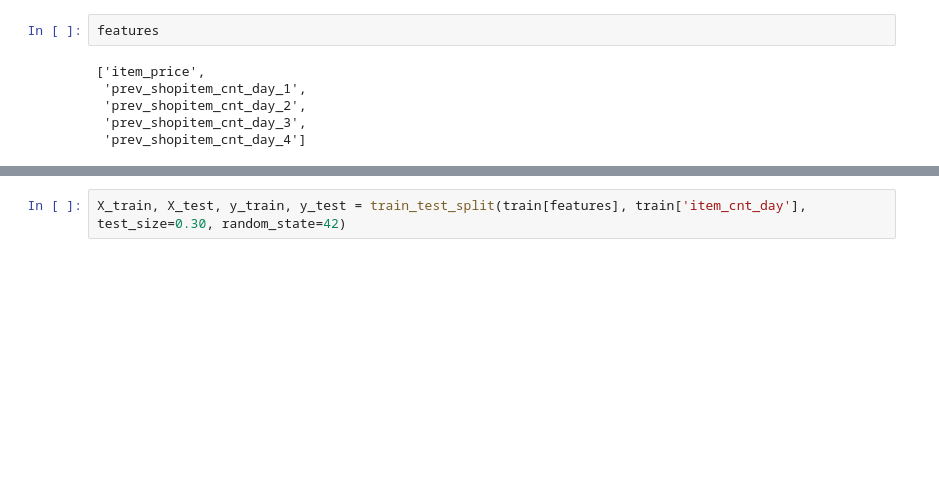
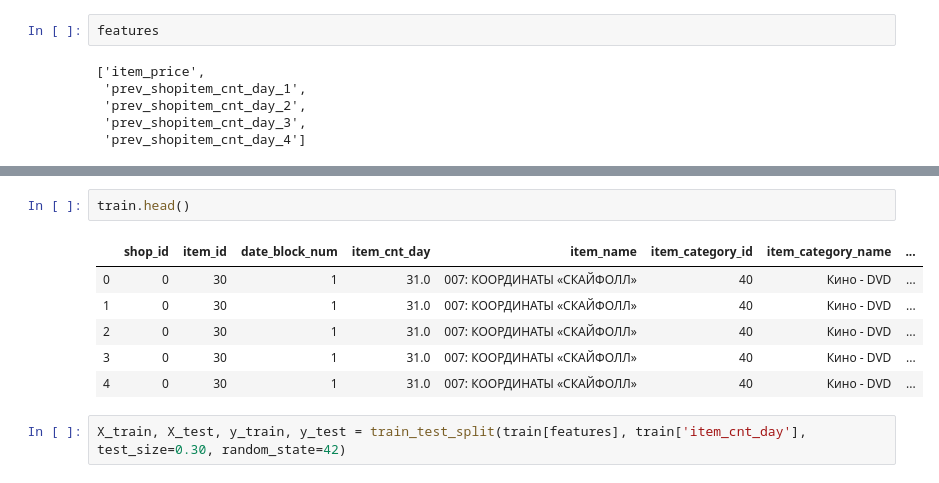
Before and after one commit to Interestship1-0/Sales-prediction, a Jupyter notebook: HenaGhonia/notebooks/sales_prediction.ipynb, the cells around one changed output, grey strips where cells are left out. Saved outputs shown, nothing was run; the diff lists cells and outputs as text; blank space fills up the shorter version.

```diff
--- a/HenaGhonia/notebooks/sales_prediction.ipynb
+++ b/HenaGhonia/notebooks/sales_prediction.ipynb
@@ -185,2 +289,11 @@ train = pd.merge(df_train_agg,sales_item_price, on='item_id',how='left')
+# %%
+train.head()
+# %% [output]
+|  | shop_id | item_id | date_block_num | item_cnt_day | item_name | item_category_id | item_category_name | ... |
+| 0 | 0 | 30 | 1 | 31.0 | 007: КООРДИНАТЫ «СКАЙФОЛЛ» | 40 | Кино - DVD | ... |
+| 1 | 0 | 30 | 1 | 31.0 | 007: КООРДИНАТЫ «СКАЙФОЛЛ» | 40 | Кино - DVD | ... |
+| 2 | 0 | 30 | 1 | 31.0 | 007: КООРДИНАТЫ «СКАЙФОЛЛ» | 40 | Кино - DVD | ... |
+| 3 | 0 | 30 | 1 | 31.0 | 007: КООРДИНАТЫ «СКАЙФОЛЛ» | 40 | Кино - DVD | ... |
+| 4 | 0 | 30 | 1 | 31.0 | 007: КООРДИНАТЫ «СКАЙФОЛЛ» | 40 | Кино - DVD | ... |
 # %%
 X_train, X_test, y_train, y_test = train_test_split(train[features], train['item_cnt_day'], test_size=0.30, random_state=42)
```
Also changed, not shown: parts of 25 cells of this notebook, 1 other file.
